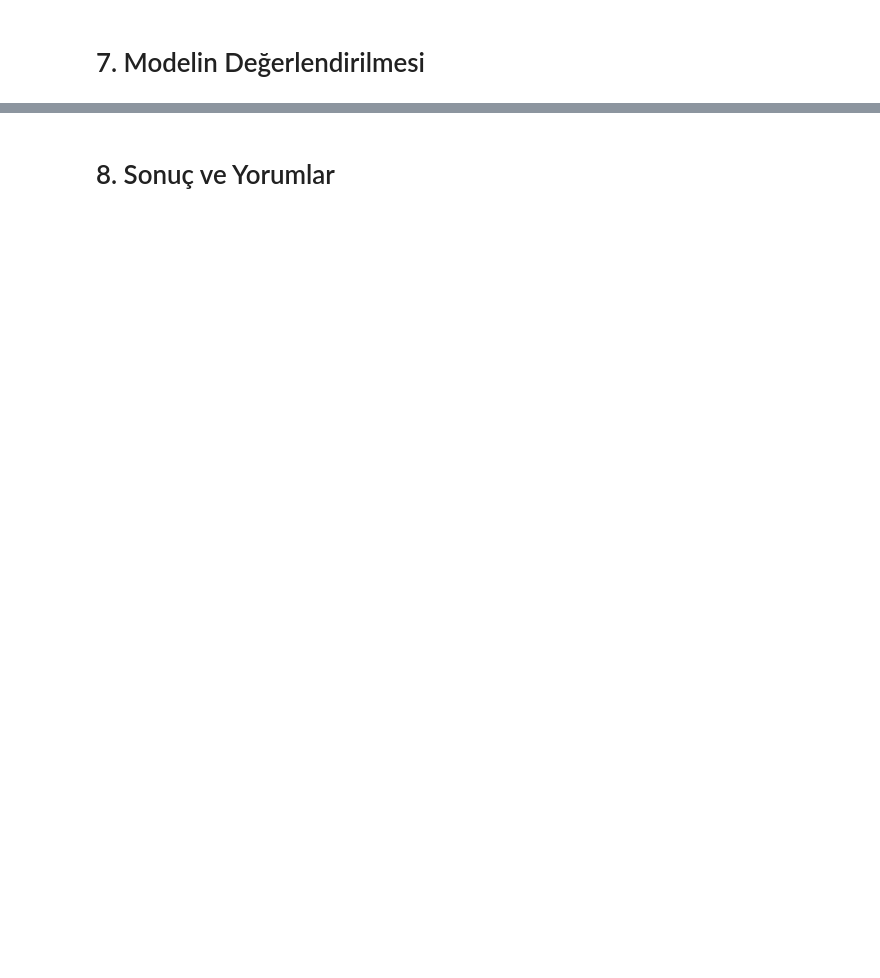
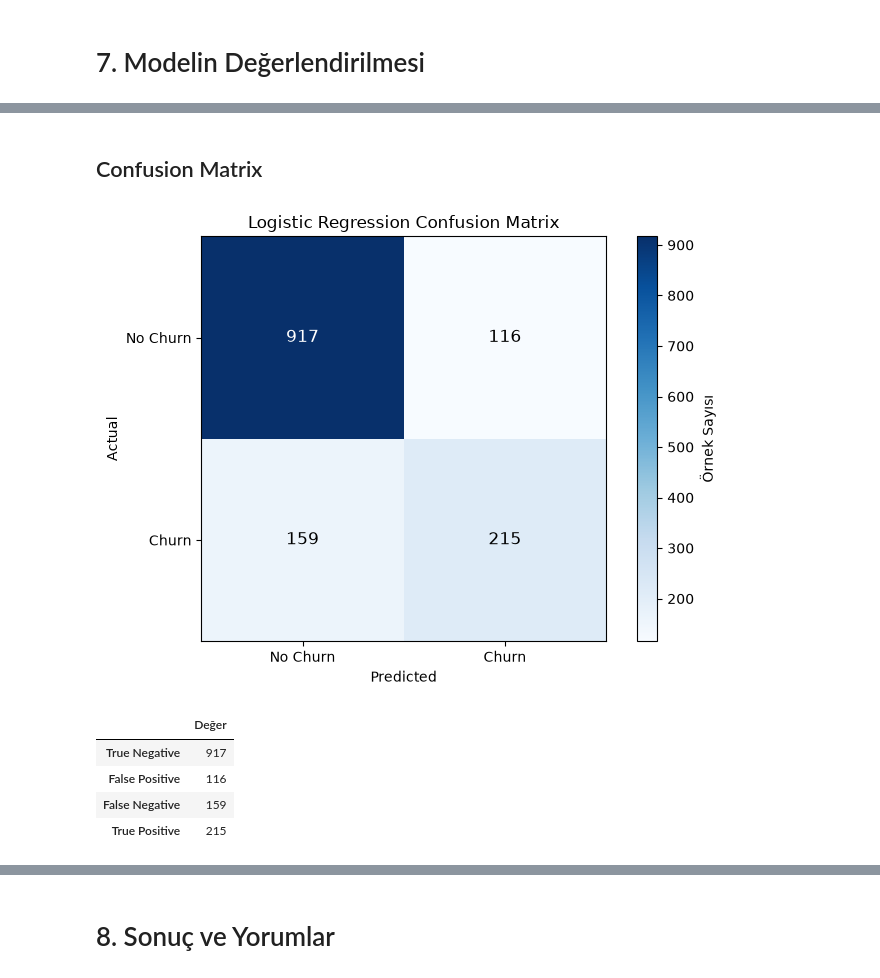
Before and after one commit to barissurkit/customer-churn-analysis, a Jupyter notebook: customer_churn_analysis.ipynb, the cells around one changed output, grey strips where cells are left out. Cells and saved outputs as stored; diff of their text form; code cells hidden in the pictures; blank space fills up the shorter version.

Commit message:
feat: train and evaluate logistic regression model

```diff
--- a/customer_churn_analysis.ipynb
+++ b/customer_churn_analysis.ipynb
@@ -663,0 +666,8 @@ preprocessing_checks
+# %%
+from sklearn.linear_model import LogisticRegression
+
+logistic_model = LogisticRegression(max_iter=1000, random_state=42)
+logistic_model.fit(X_train, y_train)
+
+print(f"Model eğitimde kullanılan örnek sayısı: {X_train.shape[0]}")
+print(f"Modelin yakınsama iterasyon sayısı: {logistic_model.n_iter_[0]}")
@@ -665,0 +683,12 @@ preprocessing_checks
+# %%
+from sklearn.metrics import accuracy_score, classification_report, confusion_matrix
+
+y_pred = logistic_model.predict(X_test)
+test_accuracy = accuracy_score(y_test, y_pred)
+
+assert len(y_pred) == len(y_test)
+assert set(y_pred).issubset({0, 1})
+
+print(f"Tahmin edilen sınıflar: {[int(value) for value in sorted(set(y_pred))]}")
+print(f"Tahmin sayısı: {len(y_pred)}")
+print(f"Accuracy: {test_accuracy:.4f} (%{test_accuracy * 100:.2f})")
@@ -665,0 +726,39 @@ preprocessing_checks
+# %% [markdown]
+## Confusion Matrix
+# %%
+confusion_matrix_values = confusion_matrix(y_test, y_pred, labels=[0, 1])
+tn, fp, fn, tp = confusion_matrix_values.ravel()
+
+fig, ax = plt.subplots(figsize=(7, 5))
+image = ax.imshow(confusion_matrix_values, cmap="Blues")
+fig.colorbar(image, ax=ax, label="Örnek Sayısı")
+
+ax.set_title("Logistic Regression Confusion Matrix")
+ax.set_xlabel("Predicted")
+ax.set_ylabel("Actual")
+ax.set_xticks([0, 1], labels=["No Churn", "Churn"])
+ax.set_yticks([0, 1], labels=["No Churn", "Churn"])
+
+threshold = confusion_matrix_values.max() / 2
+for row_index in range(confusion_matrix_values.shape[0]):
+    for column_index in range(confusion_matrix_values.shape[1]):
+        value = confusion_matrix_values[row_index, column_index]
+        color = "white" if value > threshold else "black"
+        ax.text(column_index, row_index, str(value), ha="center", va="center", color=color, fontsize=12)
+
+fig.tight_layout()
+fig.savefig(figures_dir / "confusion_matrix.png", dpi=300, bbox_inches="tight")
+plt.show()
+plt.close(fig)
+
+confusion_matrix_summary = pd.DataFrame({
+    "Değer": [tn, fp, fn, tp],
+}, index=["True Negative", "False Positive", "False Negative", "True Positive"])
+confusion_matrix_summary
+# %% [output]
+[figure, added]
+|  | Değer |
+| True Negative | 917 |
+| False Positive | 116 |
+| False Negative | 159 |
+| True Positive | 215 |
```
Also changed, not shown: parts of 16 cells of this notebook, 1 other file.
